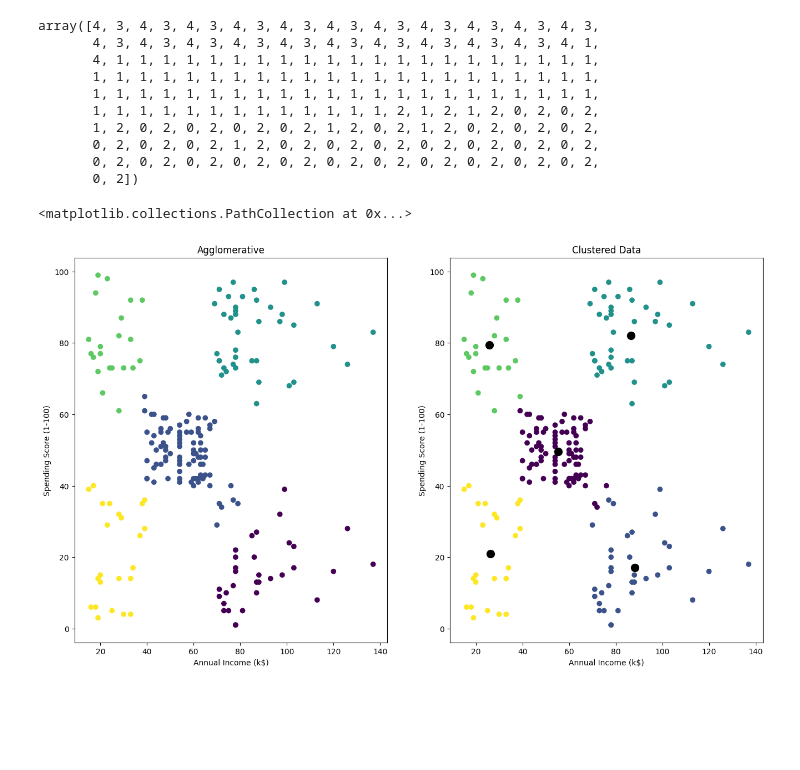
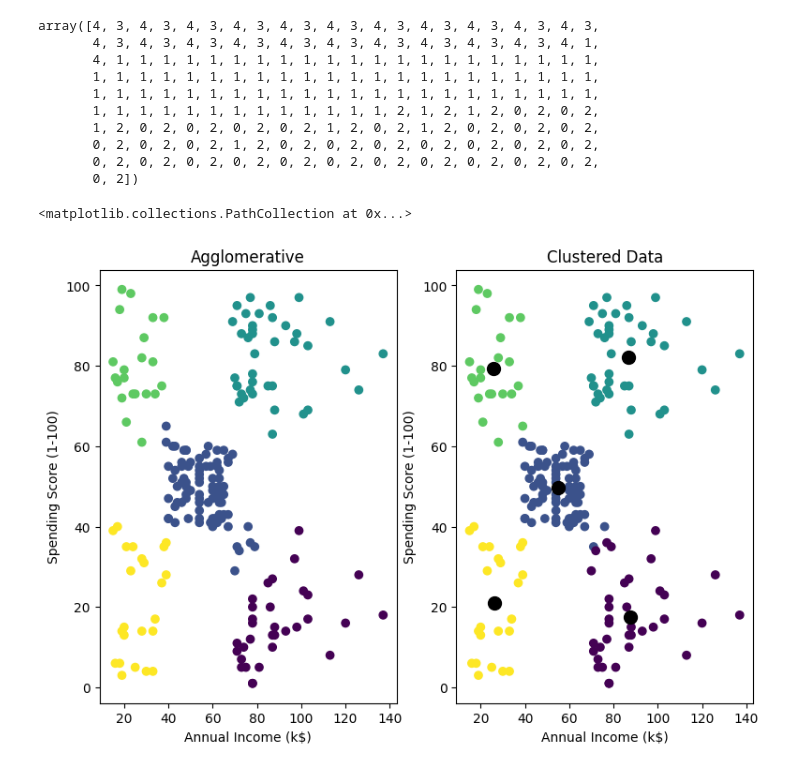
Before and after one commit to SpyHecker/Machine-Learning-SPPU, a Jupyter notebook: Clustering.ipynb, the cells around one changed output. Drawn from its saved outputs; the diff is of its cells as text; code cells hidden in the pictures; blank space fills up the shorter version.

```diff
--- a/Clustering.ipynb
+++ b/Clustering.ipynb
@@ -204,19 +204,19 @@ array([4, 3, 4, 3, 4, 3, 4, 3, 4, 3, 4, 3, 4, 3, 4, 3, 4, 3, 4, 3, 4, 3,
        0, 2, 0, 2, 0, 2, 0, 2, 0, 2, 0, 2, 0, 2, 0, 2, 0, 2, 0, 2, 0, 2,
        0, 2])
 # %%
-plt.figure(figsize=(16,9))
+plt.figure(figsize=(9,6))
 plt.subplot(1,2,1)
 plt.title('Agglomerative')
 plt.xlabel('Annual Income (k$)')
 plt.ylabel('Spending Score (1-100)')
 plt.scatter(X['Annual Income (k$)'], X['Spending Score (1-100)'],c=alabels)
 
 plt.subplot(1,2,2)
 plt.title('Clustered Data')
 plt.xlabel('Annual Income (k$)')
 plt.ylabel('Spending Score (1-100)')
 plt.scatter(X['Annual Income (k$)'], X['Spending Score (1-100)'], c=labels)
 plt.scatter(cent[:,0],cent[:,1],s=100,color='k')
 # %% [output]
 <matplotlib.collections.PathCollection at 0x...>
-[figure, old version]
+[figure, new version]
```
Also changed, not shown: parts of 11 cells of this notebook.
